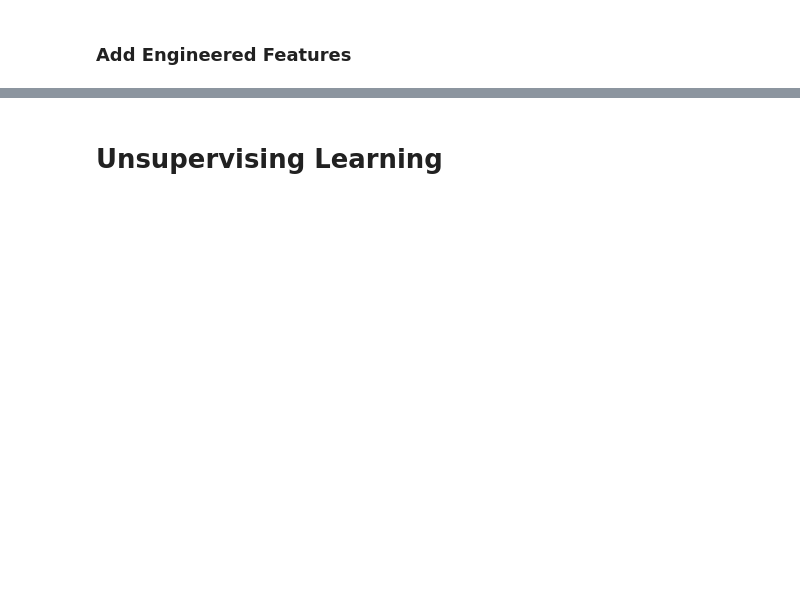
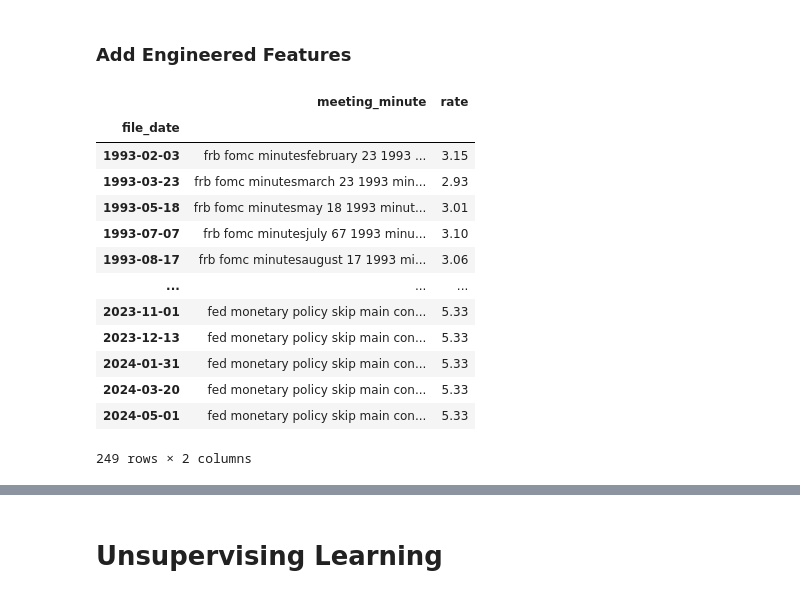
Before and after one commit to Cydia13526/s24-milestone2-team7-cspaarg-cydia-davidrez, a Jupyter notebook: project.ipynb, the cells around one changed output, grey strips where cells are left out. Saved outputs shown, nothing was run; the diff lists cells and outputs as text; code cells hidden in the pictures; blank space fills up the shorter version.

```diff
--- a/project.ipynb
+++ b/project.ipynb
@@ -411,0 +382,17 @@ X_train
+# %%
+data
+# %% [output]
+|  | meeting_minute | rate |
+| file_date |  |  |
+| 1993-02-03 | frb fomc minutesfebruary 23 1993 ... | 3.15 |
+| 1993-03-23 | frb fomc minutesmarch 23 1993 min... | 2.93 |
+| 1993-05-18 | frb fomc minutesmay 18 1993 minut... | 3.01 |
+| 1993-07-07 | frb fomc minutesjuly 67 1993 minu... | 3.10 |
+| 1993-08-17 | frb fomc minutesaugust 17 1993 mi... | 3.06 |
+| ... | ... | ... |
+| 2023-11-01 | fed monetary policy skip main con... | 5.33 |
+| 2023-12-13 | fed monetary policy skip main con... | 5.33 |
+| 2024-01-31 | fed monetary policy skip main con... | 5.33 |
+| 2024-03-20 | fed monetary policy skip main con... | 5.33 |
+| 2024-05-01 | fed monetary policy skip main con... | 5.33 |
+249 rows × 2 columns
```
Also changed, not shown: parts of 8 cells of this notebook.
